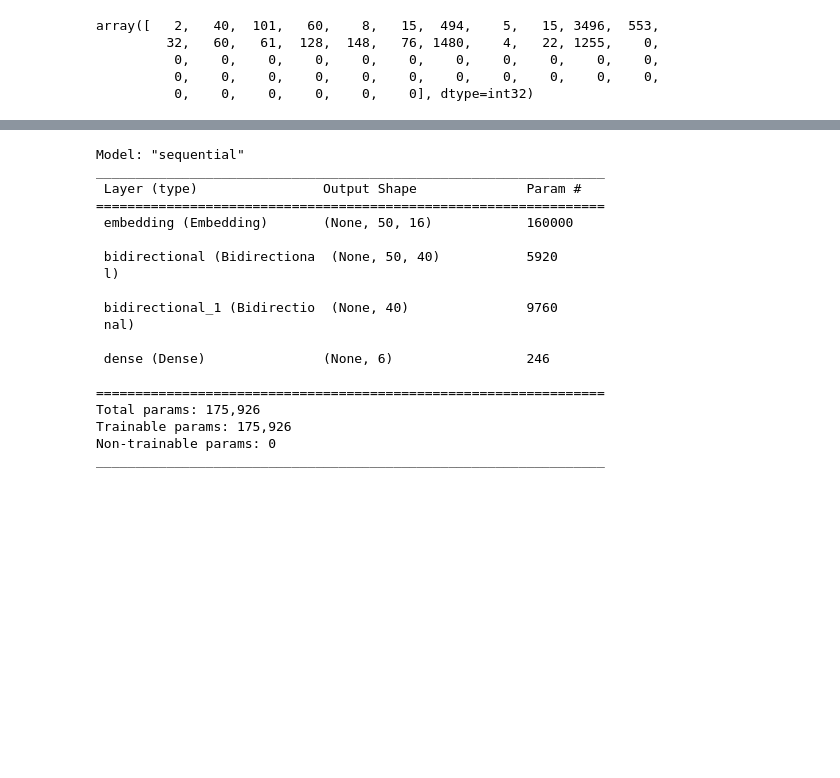
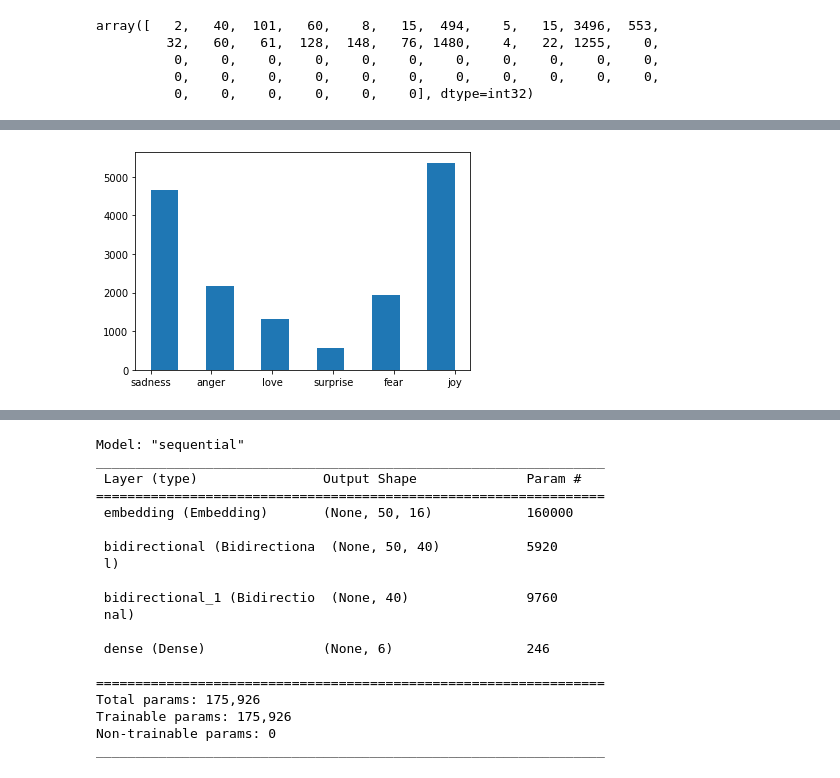
Before and after one commit to rajendradayma/tweet-emotion-recognition, a Jupyter notebook: TWEET_EMOTION_RECOGNITION.ipynb, the cells around one changed output, grey strips where cells are left out. Saved outputs shown, nothing was run; the diff lists cells and outputs as text; code cells hidden in the pictures; blank space fills up the shorter version.

```diff
--- a/TWEET_EMOTION_RECOGNITION.ipynb
+++ b/TWEET_EMOTION_RECOGNITION.ipynb
@@ -166,3 +164,8 @@ print(classes)
+# %%
+plt.hist(labels, bins=11)
+plt.show()
+# %% [output]
+[figure, added]
 # %%
 class_to_index=dict((c,i) for i,c in enumerate(classes))
 index_to_class=dict((v,k) for k,v in class_to_index.items())
```
Also changed, not shown: parts of 14 cells of this notebook, 1 other file.
